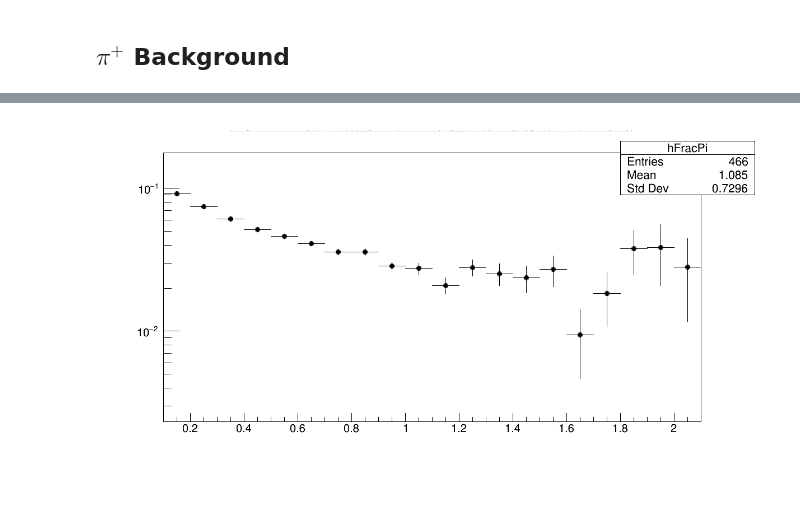
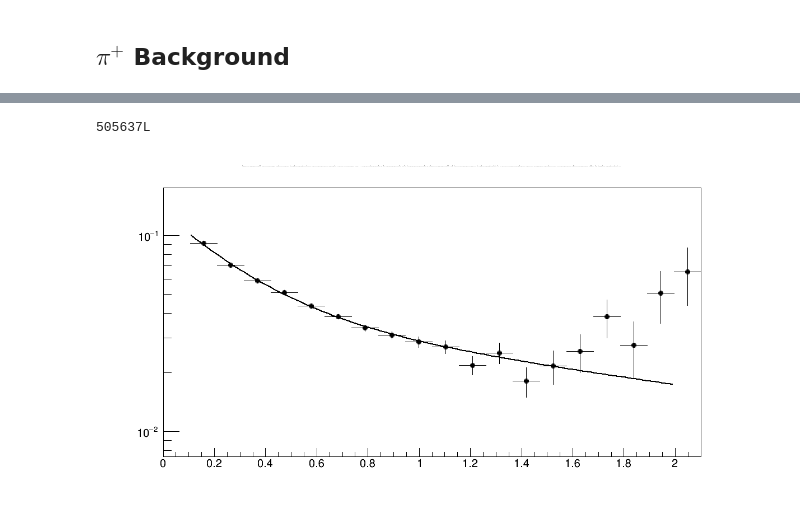
Before and after one commit to jdbrice/ipyLog, a Jupyter notebook: Rcp/urqmd/Pion_plus_Corrections.ipynb, the cells around one changed output, grey strips where cells are left out. Saved outputs shown, nothing was run; the diff lists cells and outputs as text; code cells hidden in the pictures.

```diff
--- a/Rcp/urqmd/Pion_plus_Corrections.ipynb
+++ b/Rcp/urqmd/Pion_plus_Corrections.ipynb
@@ -78,9 +53,20 @@ can2
-# %%
-hFracPi = R.hBackPi.Clone( "hFracPi" )
-hFracPi.Divide( R.hSigPi )
-hFracPi.Draw()
-R.gPad.SetLogy(1)
-can2
-# %% [output]
-[figure, removed]
+# %%
+mc.Draw( "StMiniMcEvent.mMatchedPairs.mPtPr>>hBack(20, 0.0, 2.1)", "StMiniMcEvent.mMatchedPairs.mParentGeantId>0 &&  " + allCuts )
+
+mc.Draw( "StMiniMcEvent.mMatchedPairs.mPtPr>>hSig(20, 0.0, 2.1)", "StMiniMcEvent.mMatchedPairs.mParentGeantId==0 && " + allCuts )
+# %% [output]
+505637L
+# %%
+hFrac = R.hBack.Clone( "hFrac" )
+hFrac.Divide( R.hSig )
+hFrac.Draw()
+fn = R.TF1( "fn", "[0]*exp( -[1] * x ) + [2] * exp( -[3] * x )", 0.1, 2 )
+fn.SetParameters( .5, 5, .5, 2 )
+hFrac.Fit( fn, "R" )
+fn.SetLineWidth( 2 )
+fn.Draw("same")
+R.gPad.SetLogy(1)
+can
+# %% [output]
+[figure, added]
 # %%
```
Also changed, not shown: parts of 13 cells of this notebook, 4 other files.
